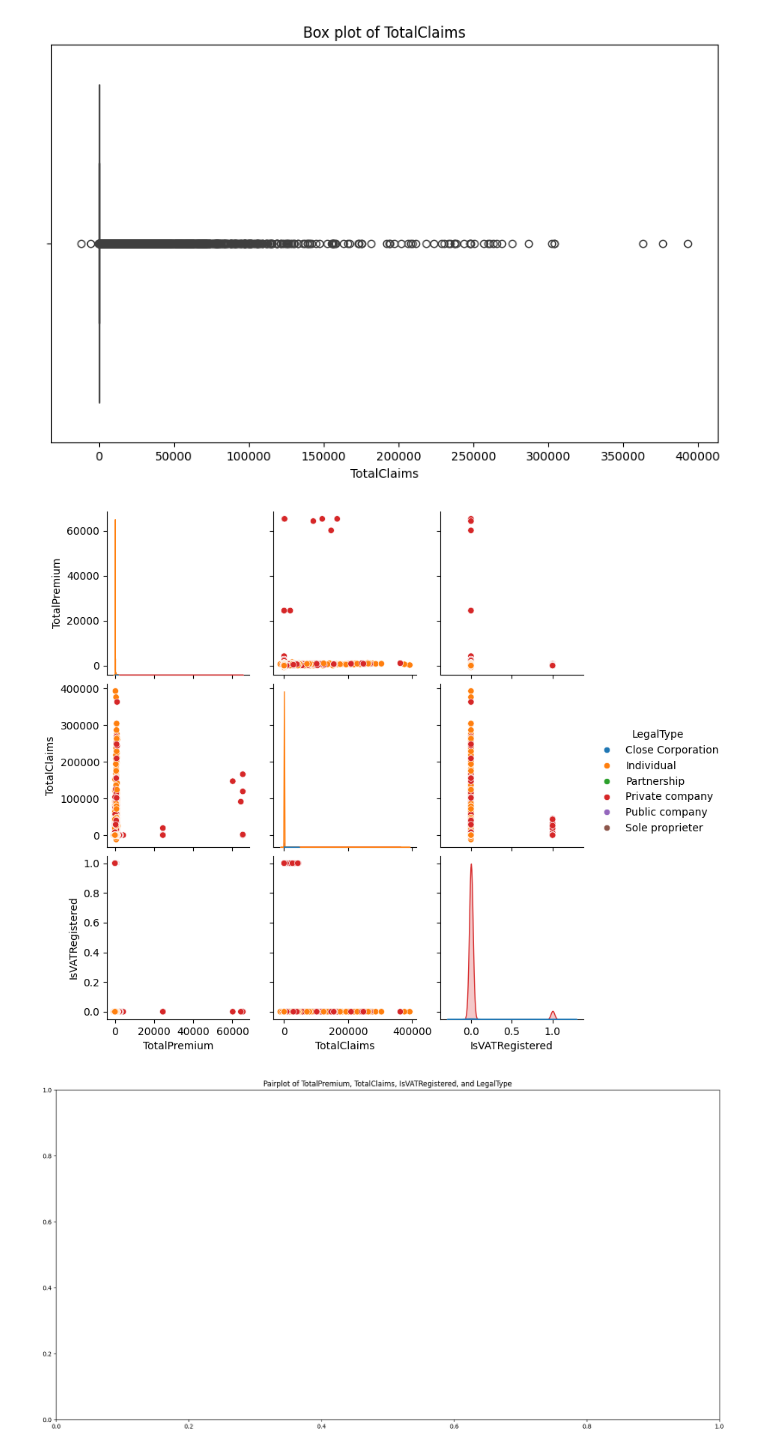
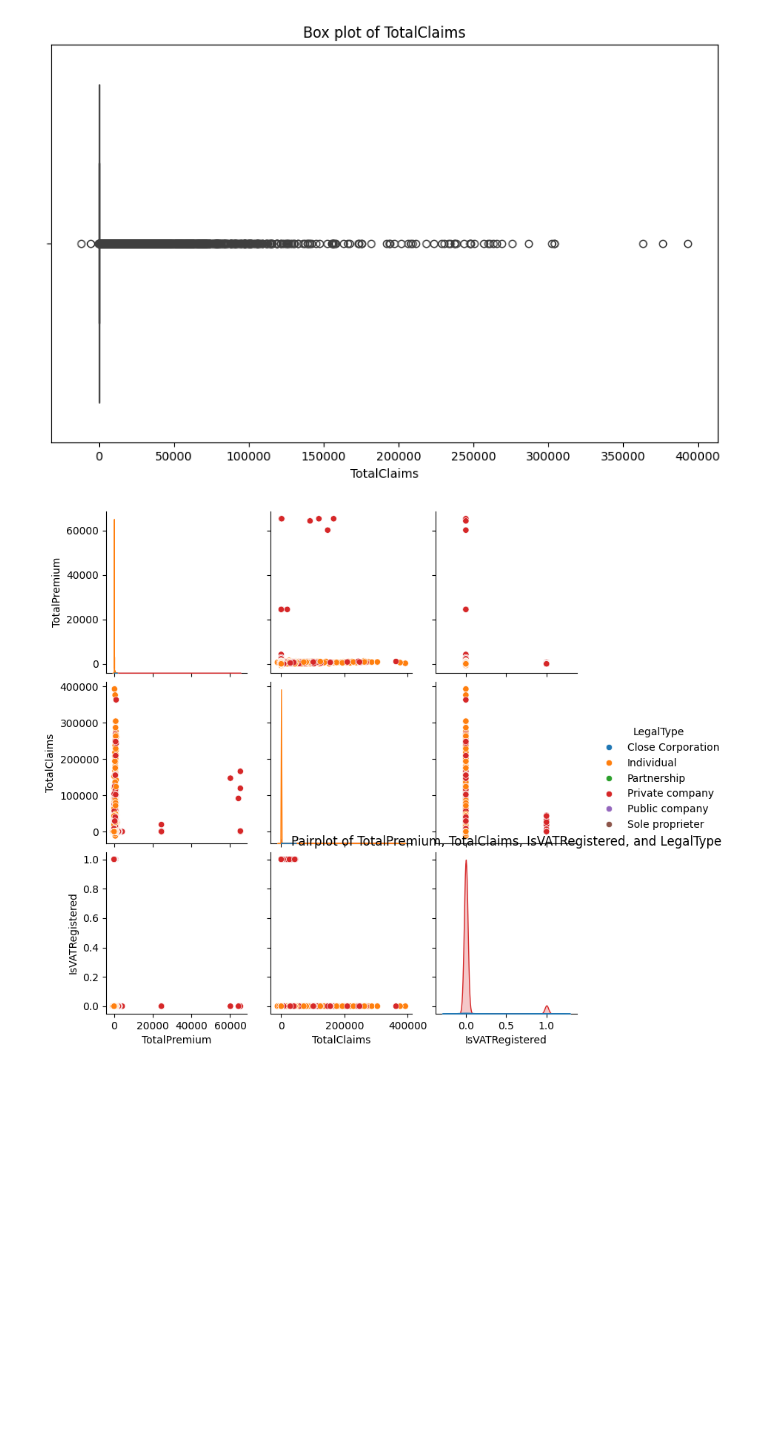
Before and after one commit to kiraassefa19/AlphaCare_Insurance_Analytics, a Jupyter notebook: notebook/Exploratory_Data_Analysis.ipynb, the cells around one changed output. Saved outputs shown, nothing was run; the diff lists cells and outputs as text; code cells hidden in the pictures; blank space fills up the shorter version.

```diff
--- a/notebook/Exploratory_Data_Analysis.ipynb
+++ b/notebook/Exploratory_Data_Analysis.ipynb
@@ -170,12 +170,10 @@ for column in numerical_columns:
 # %%
 # creative plot: Pairplot to show relationships and distributions
 sns.pairplot(
     data[["TotalPremium", "TotalClaims", "IsVATRegistered", "LegalType"]],
     hue="LegalType",
 )
-plt.figure(figsize=(20, 10))
 plt.title("Pairplot of TotalPremium, TotalClaims, IsVATRegistered, and LegalType")
 plt.show()
 # %% [output]
-[figure, old version]
+[figure, new version]
-[figure, removed]
```
